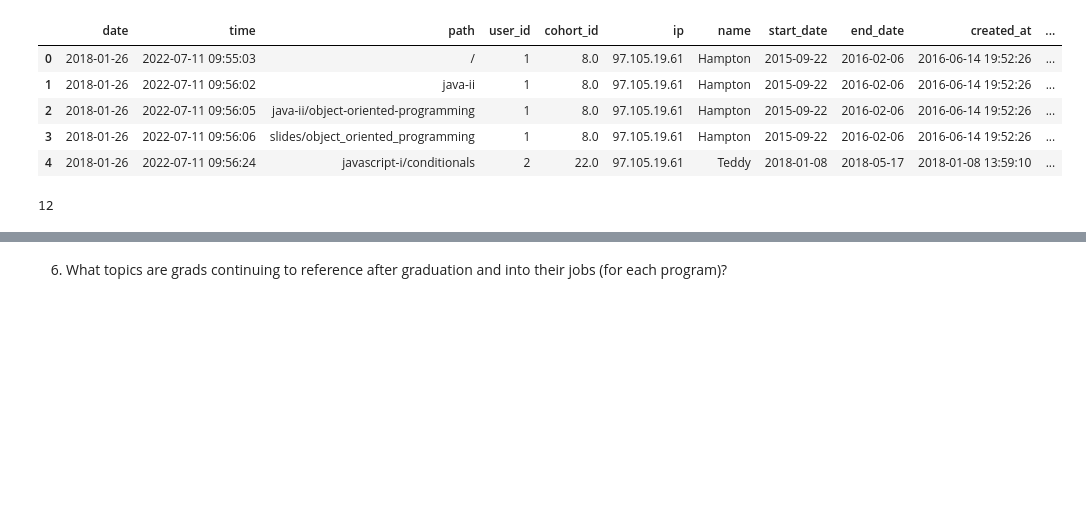
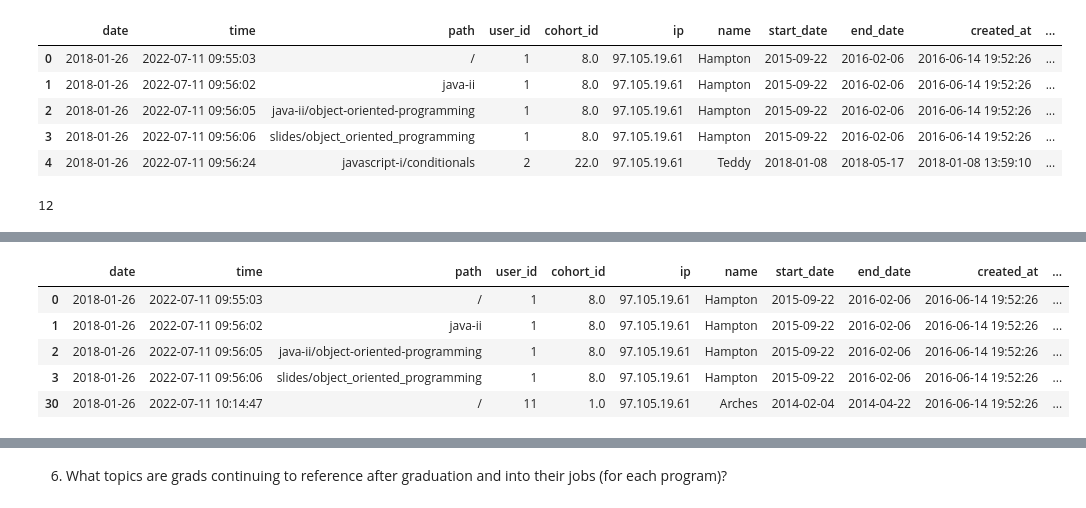
Before and after one commit to greg-paige-kayla-lincoln/anomaly_detection_project, a Jupyter notebook: Paige_scratchpad.ipynb, the cells around one changed output, grey strips where cells are left out. Drawn from its saved outputs; the diff is of its cells as text; code cells hidden in the pictures; blank space fills up the shorter version.

```diff
--- a/Paige_scratchpad.ipynb
+++ b/Paige_scratchpad.ipynb
@@ -73,0 +98,10 @@ Name: program_id, Length: 900223, dtype: bool
+# %%
+php = df[df.program_id == 'full_stack_php']
+php.head()
+# %% [output]
+|  | date | time | path | user_id | cohort_id | ip | name | start_date | end_date | created_at | ... |
+| 0 | 2018-01-26 | 2022-07-11 09:55:03 | / | 1 | 8.0 | 97.105.19.61 | Hampton | 2015-09-22 | 2016-02-06 | 2016-06-14 19:52:26 | ... |
+| 1 | 2018-01-26 | 2022-07-11 09:56:02 | java-ii | 1 | 8.0 | 97.105.19.61 | Hampton | 2015-09-22 | 2016-02-06 | 2016-06-14 19:52:26 | ... |
+| 2 | 2018-01-26 | 2022-07-11 09:56:05 | java-ii/object-oriented-programming | 1 | 8.0 | 97.105.19.61 | Hampton | 2015-09-22 | 2016-02-06 | 2016-06-14 19:52:26 | ... |
+| 3 | 2018-01-26 | 2022-07-11 09:56:06 | slides/object_oriented_programming | 1 | 8.0 | 97.105.19.61 | Hampton | 2015-09-22 | 2016-02-06 | 2016-06-14 19:52:26 | ... |
+| 30 | 2018-01-26 | 2022-07-11 10:14:47 | / | 11 | 1.0 | 97.105.19.61 | Arches | 2014-02-04 | 2014-04-22 | 2016-06-14 19:52:26 | ... |
```
Also changed, not shown: parts of 16 cells of this notebook.
